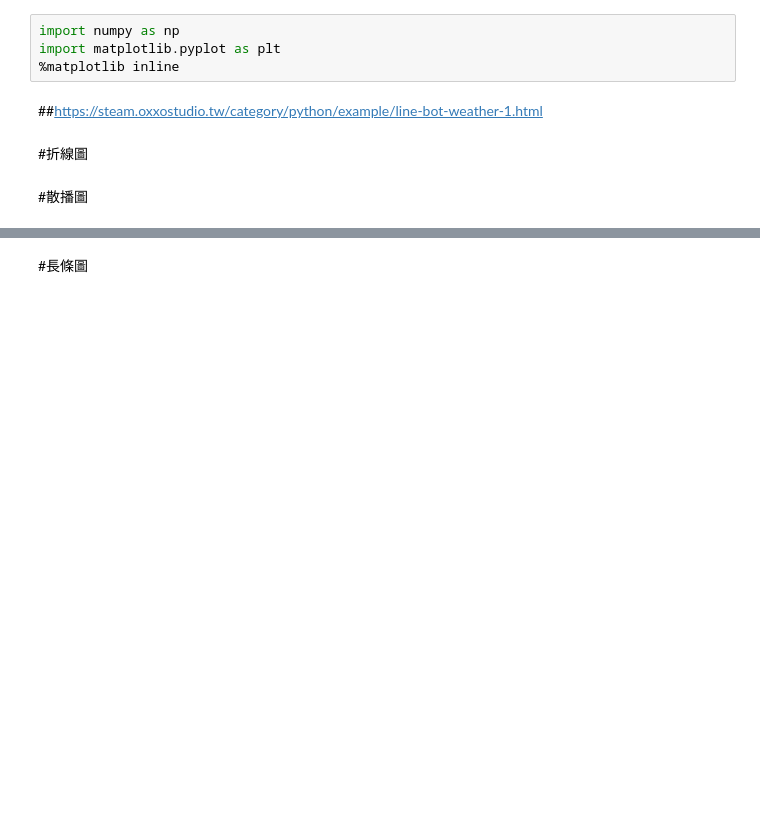
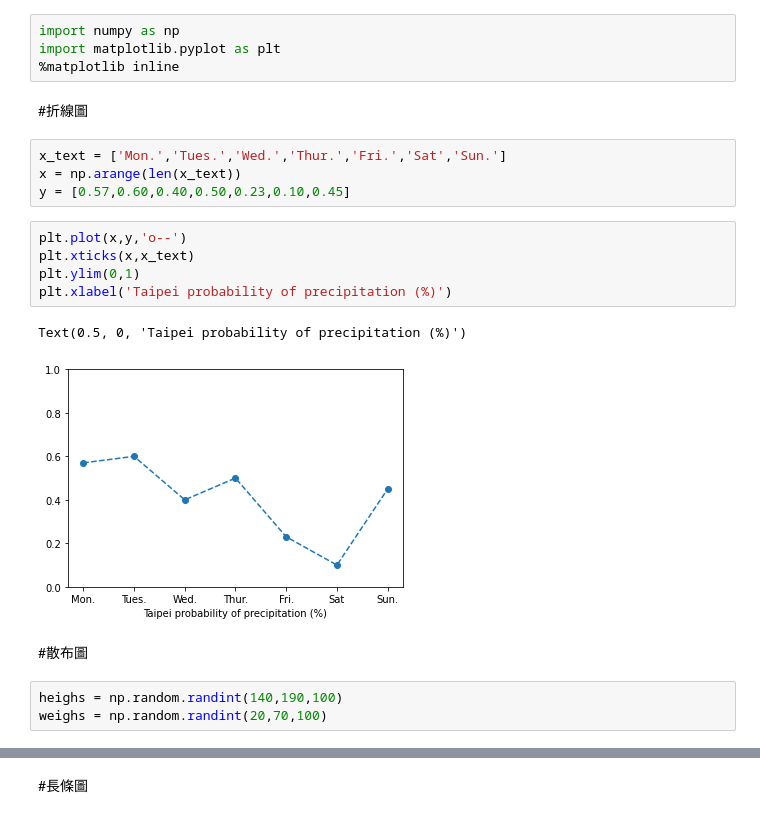
Before and after one commit to shccgxqp/python_model_learn, a Jupyter notebook: matplotlib/matplotlib2.ipynb, the cells around one changed output, grey strips where cells are left out. Drawn from its saved outputs; the diff is of its cells as text; blank space fills up the shorter version.

```diff
--- a/matplotlib/matplotlib2.ipynb
+++ b/matplotlib/matplotlib2.ipynb
@@ -4,9 +4,22 @@
 import numpy as np
 import matplotlib.pyplot as plt
 %matplotlib inline
-# %% [markdown]
-##https://steam.oxxostudio.tw/category/python/example/line-bot-weather-1.html
 # %% [markdown]
 #折線圖
+# %%
+x_text = ['Mon.','Tues.','Wed.','Thur.','Fri.','Sat','Sun.']
+x = np.arange(len(x_text))
+y = [0.57,0.60,0.40,0.50,0.23,0.10,0.45]
+# %%
+plt.plot(x,y,'o--')
+plt.xticks(x,x_text)
+plt.ylim(0,1)
+plt.xlabel('Taipei probability of precipitation (%)')
+# %% [output]
+Text(0.5, 0, 'Taipei probability of precipitation (%)')
+[figure, added]
 # %% [markdown]
-#散播圖
+#散布圖
+# %%
+heighs = np.random.randint(140,190,100)
+weighs = np.random.randint(20,70,100)
```
Also changed, not shown: parts of 8 cells of this notebook.
